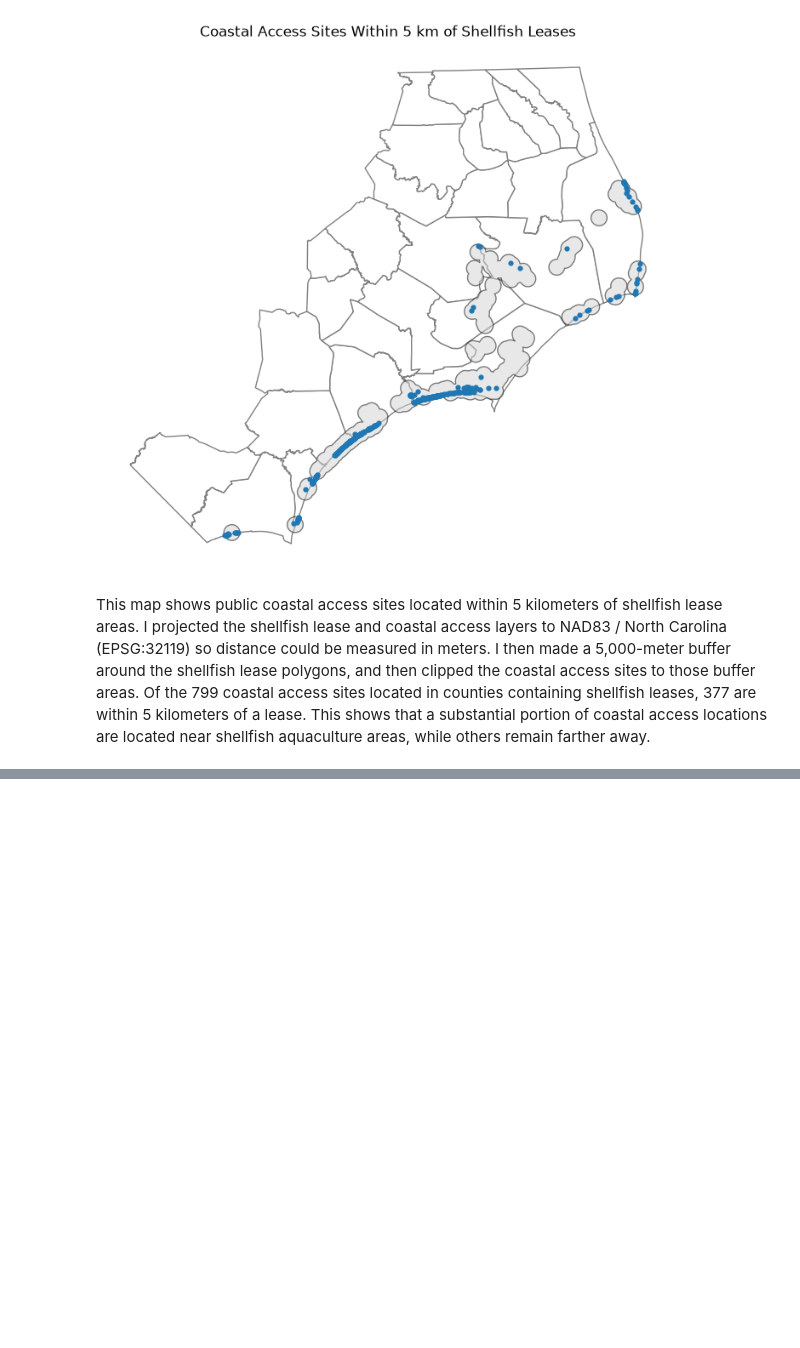
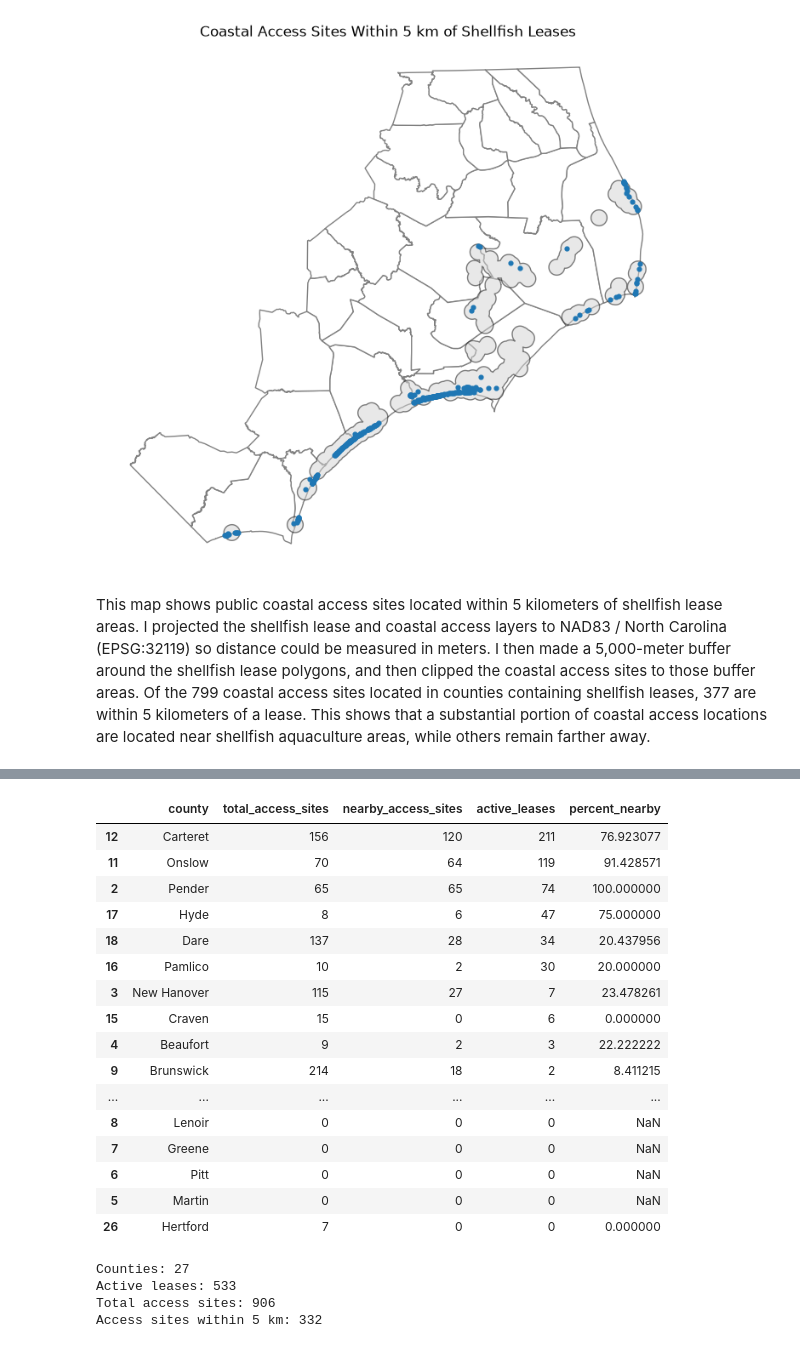
Before and after one commit to calebjor/geog592-calebjor, a Jupyter notebook: homework/week07/calebjor-geoprocessing.ipynb, the cells around one changed output, grey strips where cells are left out. Drawn from its saved outputs; the diff is of its cells as text; code cells hidden in the pictures; blank space fills up the shorter version.

```diff
--- a/homework/week07/calebjor-geoprocessing.ipynb
+++ b/homework/week07/calebjor-geoprocessing.ipynb
@@ -213,0 +268,4 @@ access_near_leases.to_crs(epsg=4326).to_file("../week07/data/access_near_leases.
+# %%
+access_by_county = gpd.sjoin(access[["OBJECTID", "geometry"]], counties[["county", "geometry"]], how="left", predicate="within")
+
+access_by_county.head()
@@ -213,0 +289,6 @@ access_near_leases.to_crs(epsg=4326).to_file("../week07/data/access_near_leases.
+# %%
+near_active_ids = access_near_active["OBJECTID"].unique()
+
+access_by_county["near_active_5km"] = (access_by_county["OBJECTID"].isin(near_active_ids))
+
+access_by_county["near_active_5km"].value_counts()
@@ -213,0 +300,6 @@ access_near_leases.to_crs(epsg=4326).to_file("../week07/data/access_near_leases.
+# %%
+county_access_stats = (access_by_county.groupby("county").agg(total_access_sites=("OBJECTID", "count"), nearby_access_sites=("near_active_5km", "sum")).reset_index())
+
+county_access_stats["percent_nearby"] = (county_access_stats["nearby_access_sites"] / county_access_stats["total_access_sites"] * 100)
+
+county_access_stats.sort_values("percent_nearby", ascending=False)
@@ -213,0 +324,4 @@ access_near_leases.to_crs(epsg=4326).to_file("../week07/data/access_near_leases.
+# %%
+active_lease_counts = (leases_by_county[leases_by_county["Status"] == "Active"].groupby("county").size().reset_index(name="active_leases"))
+
+active_lease_counts.sort_values("active_leases", ascending=False)
@@ -213,0 +350,42 @@ access_near_leases.to_crs(epsg=4326).to_file("../week07/data/access_near_leases.
+# %%
+county_summary = counties[["county"]].copy()
+
+county_summary = county_summary.merge(county_access_stats[["county", "total_access_sites", "nearby_access_sites"]], on="county", how="left")
+
+county_summary = county_summary.merge(active_lease_counts, on="county", how="left")
+
+count_columns = ["total_access_sites", "nearby_access_sites", "active_leases"]
+
+county_summary[count_columns] = (county_summary[count_columns].fillna(0).astype(int))
+
+county_summary["percent_nearby"] = (county_summary["nearby_access_sites"] / county_summary["total_access_sites"].replace(0, float("nan")) * 100)
+
+county_summary.sort_values("active_leases", ascending=False)
+# %% [output]
+|  | county | total_access_sites | nearby_access_sites | active_leases | percent_nearby |
+| 12 | Carteret | 156 | 120 | 211 | 76.923077 |
+| 11 | Onslow | 70 | 64 | 119 | 91.428571 |
+| 2 | Pender | 65 | 65 | 74 | 100.000000 |
+| 17 | Hyde | 8 | 6 | 47 | 75.000000 |
+| 18 | Dare | 137 | 28 | 34 | 20.437956 |
+| 16 | Pamlico | 10 | 2 | 30 | 20.000000 |
+| 3 | New Hanover | 115 | 27 | 7 | 23.478261 |
+| 15 | Craven | 15 | 0 | 6 | 0.000000 |
+| 4 | Beaufort | 9 | 2 | 3 | 22.222222 |
+| 9 | Brunswick | 214 | 18 | 2 | 8.411215 |
+| ... | ... | ... | ... | ... | ... |
+| 8 | Lenoir | 0 | 0 | 0 | NaN |
+| 7 | Greene | 0 | 0 | 0 | NaN |
+| 6 | Pitt | 0 | 0 | 0 | NaN |
+| 5 | Martin | 0 | 0 | 0 | NaN |
+| 26 | Hertford | 7 | 0 | 0 | 0.000000 |
+# %%
+print("Counties:", len(county_summary))
+print("Active leases:", county_summary["active_leases"].sum())
+print("Total access sites:", county_summary["total_access_sites"].sum())
+print("Access sites within 5 km:", county_summary["nearby_access_sites"].sum())
+# %% [output]
+Counties: 27
+Active leases: 533
+Total access sites: 906
+Access sites within 5 km: 332
```
Also changed, not shown: parts of 27 cells of this notebook, 3 other files.
